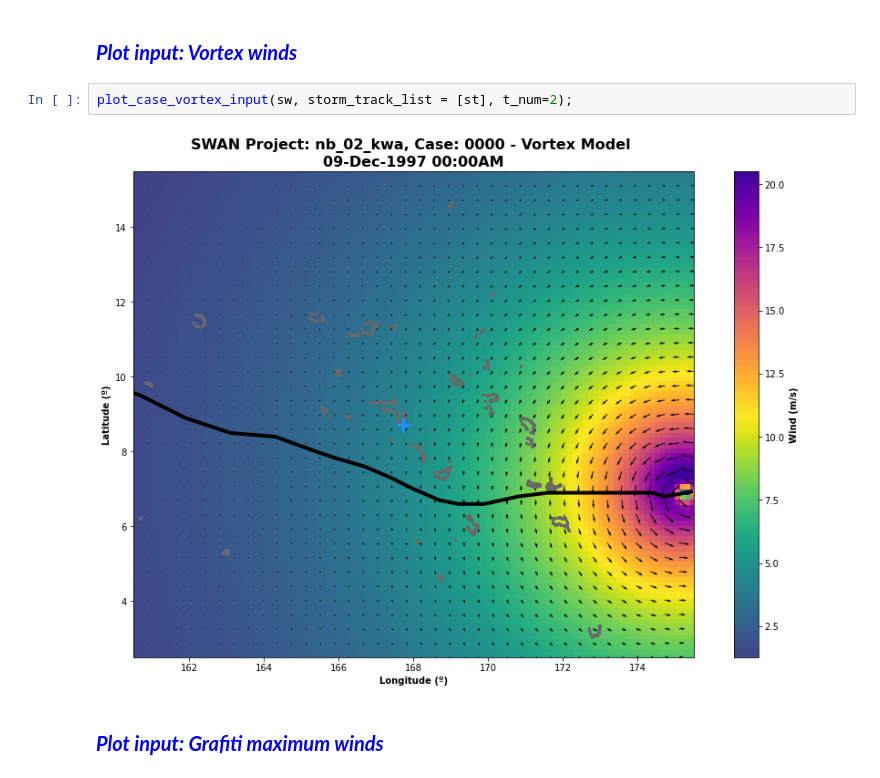
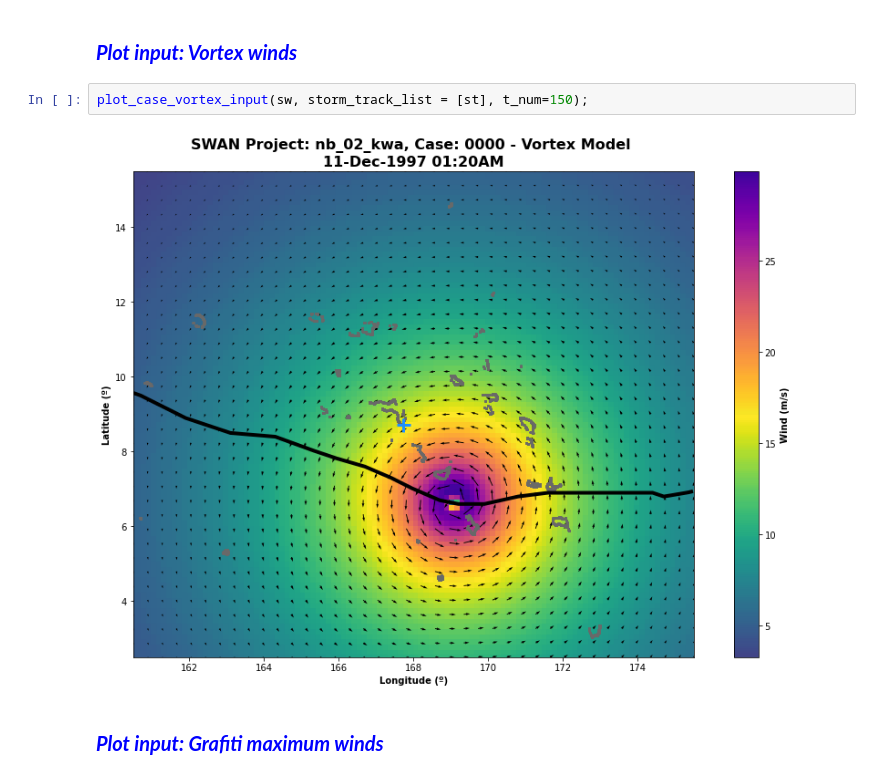
Before and after one commit to ripolln/hywaves, a Jupyter notebook: notebooks/hyswan/nb_02_Vortex_Historical.ipynb, the cells around one changed output. Drawn from its saved outputs; the diff is of its cells as text.

```diff
--- a/notebooks/hyswan/nb_02_Vortex_Historical.ipynb
+++ b/notebooks/hyswan/nb_02_Vortex_Historical.ipynb
@@ -323,9 +323,9 @@ plot_case_input(sp, storm_track_list = [st]);
 # %% [markdown]
 #### <span style="font-family: times, Times New Roman; font-size:15pt; font-style:italic; font-weight:bold; color:blue;">Plot input: Vortex winds
 # %%
-plot_case_vortex_input(sw, storm_track_list = [st], t_num=2);
+plot_case_vortex_input(sw, storm_track_list = [st], t_num=150);
 # %% [output]
-[figure, old version]
+[figure, new version]
 # %% [markdown]
 #### <span style="font-family: times, Times New Roman; font-size:15pt; font-style:italic; font-weight:bold; color:blue;">Plot input: Grafiti maximum winds
 # %%
```
Also changed, not shown: parts of 2 cells of this notebook.
